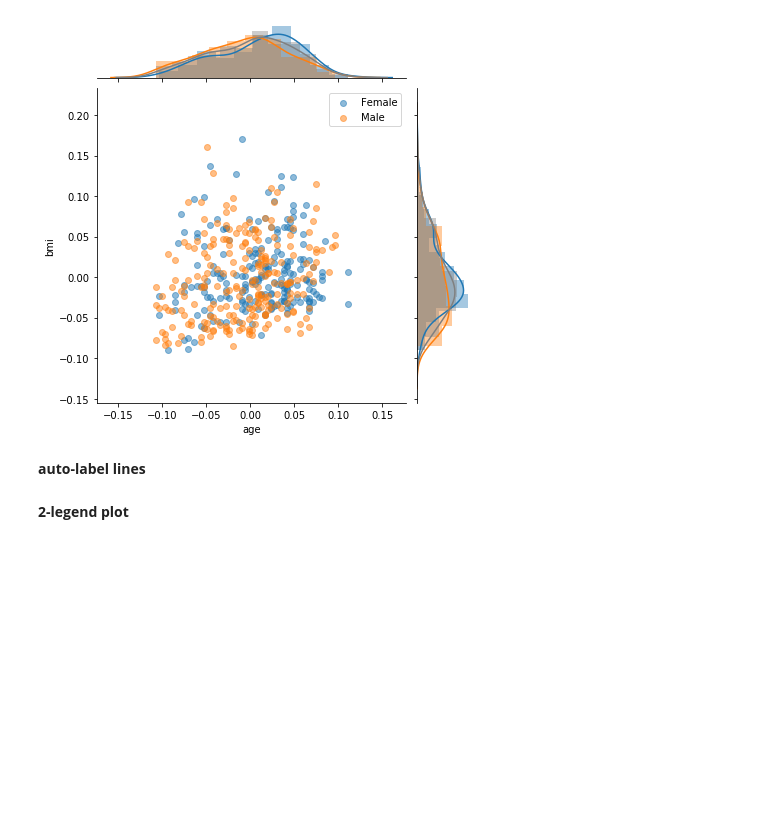
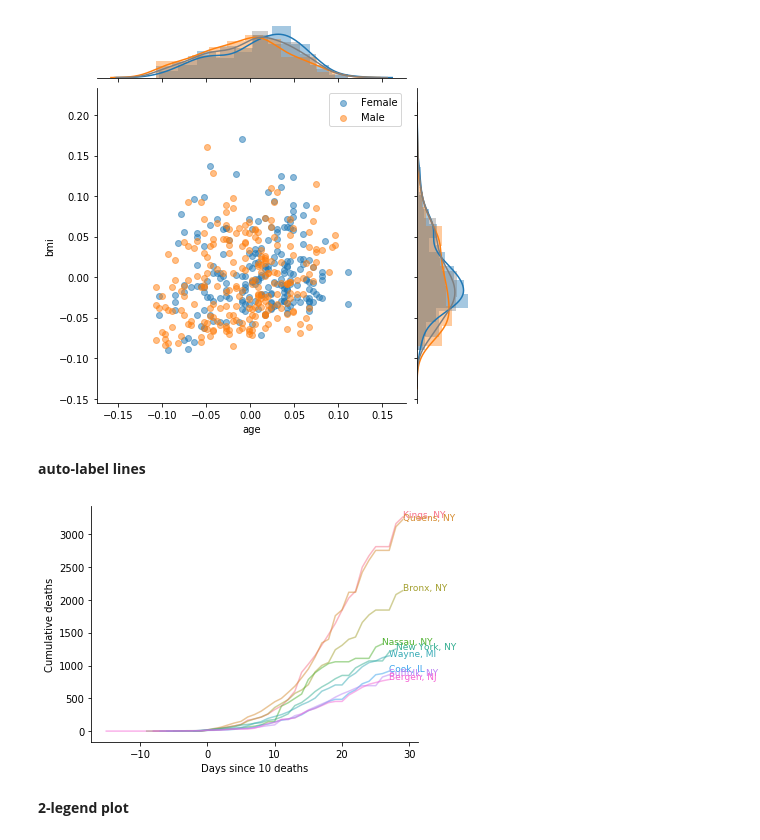
Before and after one commit to csinva/data-viz-utils, a Jupyter notebook: examples.ipynb, the cells around one changed output. Drawn from its saved outputs; the diff is of its cells as text; code cells hidden in the pictures; blank space fills up the shorter version.

Commit message:
add labeled lines plt

```diff
--- a/examples.ipynb
+++ b/examples.ipynb
@@ -53,6 +53,53 @@ plt.savefig('plot_joint_grouped.png', dpi=300)
 [figure]
 # %% [markdown]
 **auto-label lines**
+# %%
+deaths = pd.read_csv('data/covid19_deaths_by_county_apr22.csv')
+plt.figure(figsize=(15, 10))
+for i in range(len(df_NE)):
+    daily_cases = np.diff(df_NE['cases'].iloc[i])
+    smooth_y = pd.Series(daily_cases).rolling(5).mean()
+    if smooth_y.max() > 10:
+        plt.plot(smooth_y[30:], linewidth=3., label=df_NE['CountyNamew/StateAbbrev'].iloc[i])
+        plt.text(len(smooth_y)-1, smooth_y.values[-1], s=df_NE['CountyNamew/StateAbbrev'].iloc[i])
+    elif smooth_y.max() > 5:
+        plt.plot(smooth_y[30:], linewidth=1., alpha=.3, label=df_NE['CountyNamew/StateAbbrev'].iloc[i])
+        plt.text(len(smooth_y)-1, smooth_y.values[-1], s=df_NE['CountyNamew/StateAbbrev'].iloc[i])
+#plt.axvline(x=55, color='r', alpha=0.6, linestyle='--', linewidth=3.)
+plt.xlim((30, len(smooth_y) + 6))
+plt.xlabel("Days since first case in US")
+plt.ylabel("Daily cases")
+#plt.legend()
+# %%
+covid_county_data = pd.read_pickle('data/covid19_deaths_by_county_apr22.pkl')
+R, C = 1, 2
+NUM_COUNTIES = 9
+
+plt.figure(figsize=(6, 4))
+ax = plt.subplot(111)
+ax.spines['right'].set_visible(False)
+ax.spines['top'].set_visible(False)
+# cs = sns.diverging_palette(20, 220, n=NUM_COUNTIES)
+cs = sns.color_palette("husl", NUM_COUNTIES)
+for i in range(NUM_COUNTIES):
+    row = covid_county_data.iloc[i]
+    deaths = np.array([x for x in row['deaths'] if x > 0])
+    DEATHS_ALIGNMENT = 10
+    idx_align_deaths = np.where(deaths > DEATHS_ALIGNMENT)[0][0]
+    n2 = deaths.size
+    x_aligned = np.arange(n2) - idx_align_deaths
+    plt.plot(x_aligned, deaths, alpha=0.5, color=cs[i])
+#     plt.yscale('log')
+    plt.ylabel('Cumulative deaths')
+    plt.xlabel(f'Days since {DEATHS_ALIGNMENT} deaths')
+    plt.text(x_aligned.max(), deaths.max(),
+             row['CountyName'] + ', ' + row['StateName'],
+             color=cs[i], fontsize=9)
+
+plt.tight_layout()
+plt.savefig('plot_labeled_lines.png', dpi=300)
+# %% [output]
+[figure, added]
 # %% [markdown]
 **2-legend plot**
 # %%
```
Also changed, not shown: 2 other files.
